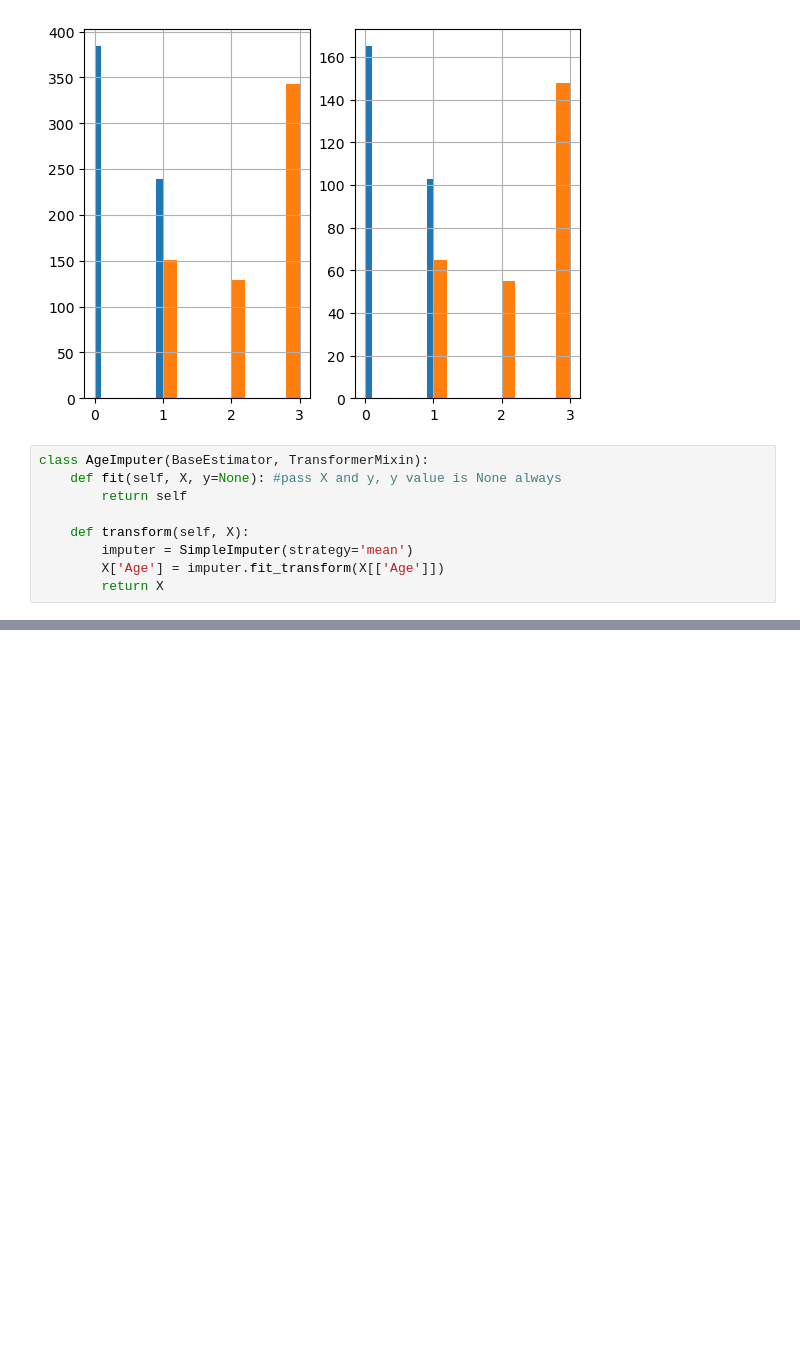
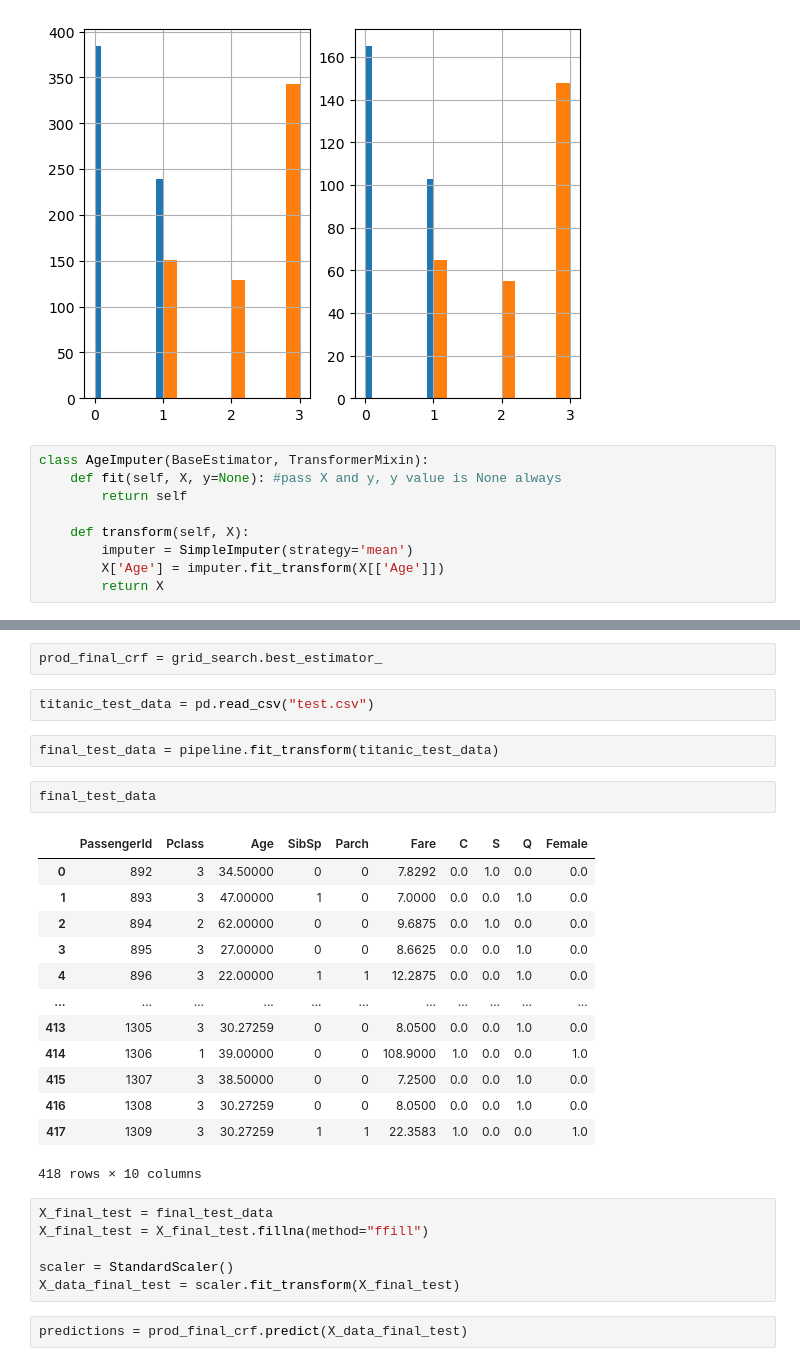
Before and after one commit to begindeveloper/Titanic-Machine-Learning-from-Disaster, a Jupyter notebook: Basic AutoGluon Workflow.ipynb, the cells around one changed output, grey strips where cells are left out. Drawn from its saved outputs; the diff is of its cells as text; blank space fills up the shorter version.

```diff
--- a/Basic AutoGluon Workflow.ipynb
+++ b/Basic AutoGluon Workflow.ipynb
@@ -144,0 +309,30 @@ class FeatureEncoder(BaseEstimator, TransformerMixin):
+# %%
+prod_final_crf = grid_search.best_estimator_
+# %%
+titanic_test_data = pd.read_csv("test.csv")
+# %%
+final_test_data = pipeline.fit_transform(titanic_test_data)
+# %%
+final_test_data
+# %% [output]
+|  | PassengerId | Pclass | Age | SibSp | Parch | Fare | C | S | Q | Female |
+| 0 | 892 | 3 | 34.50000 | 0 | 0 | 7.8292 | 0.0 | 1.0 | 0.0 | 0.0 |
+| 1 | 893 | 3 | 47.00000 | 1 | 0 | 7.0000 | 0.0 | 0.0 | 1.0 | 0.0 |
+| 2 | 894 | 2 | 62.00000 | 0 | 0 | 9.6875 | 0.0 | 1.0 | 0.0 | 0.0 |
+| 3 | 895 | 3 | 27.00000 | 0 | 0 | 8.6625 | 0.0 | 0.0 | 1.0 | 0.0 |
+| 4 | 896 | 3 | 22.00000 | 1 | 1 | 12.2875 | 0.0 | 0.0 | 1.0 | 0.0 |
+| ... | ... | ... | ... | ... | ... | ... | ... | ... | ... | ... |
+| 413 | 1305 | 3 | 30.27259 | 0 | 0 | 8.0500 | 0.0 | 0.0 | 1.0 | 0.0 |
+| 414 | 1306 | 1 | 39.00000 | 0 | 0 | 108.9000 | 1.0 | 0.0 | 0.0 | 1.0 |
+| 415 | 1307 | 3 | 38.50000 | 0 | 0 | 7.2500 | 0.0 | 0.0 | 1.0 | 0.0 |
+| 416 | 1308 | 3 | 30.27259 | 0 | 0 | 8.0500 | 0.0 | 0.0 | 1.0 | 0.0 |
+| 417 | 1309 | 3 | 30.27259 | 1 | 1 | 22.3583 | 1.0 | 0.0 | 0.0 | 1.0 |
+418 rows × 10 columns
+# %%
+X_final_test = final_test_data
+X_final_test = X_final_test.fillna(method="ffill")
+
+scaler = StandardScaler()
+X_data_final_test = scaler.fit_transform(X_final_test)
+# %%
+predictions = prod_final_crf.predict(X_data_final_test)
```
Also changed, not shown: parts of 25 cells of this notebook, 1 other file.
